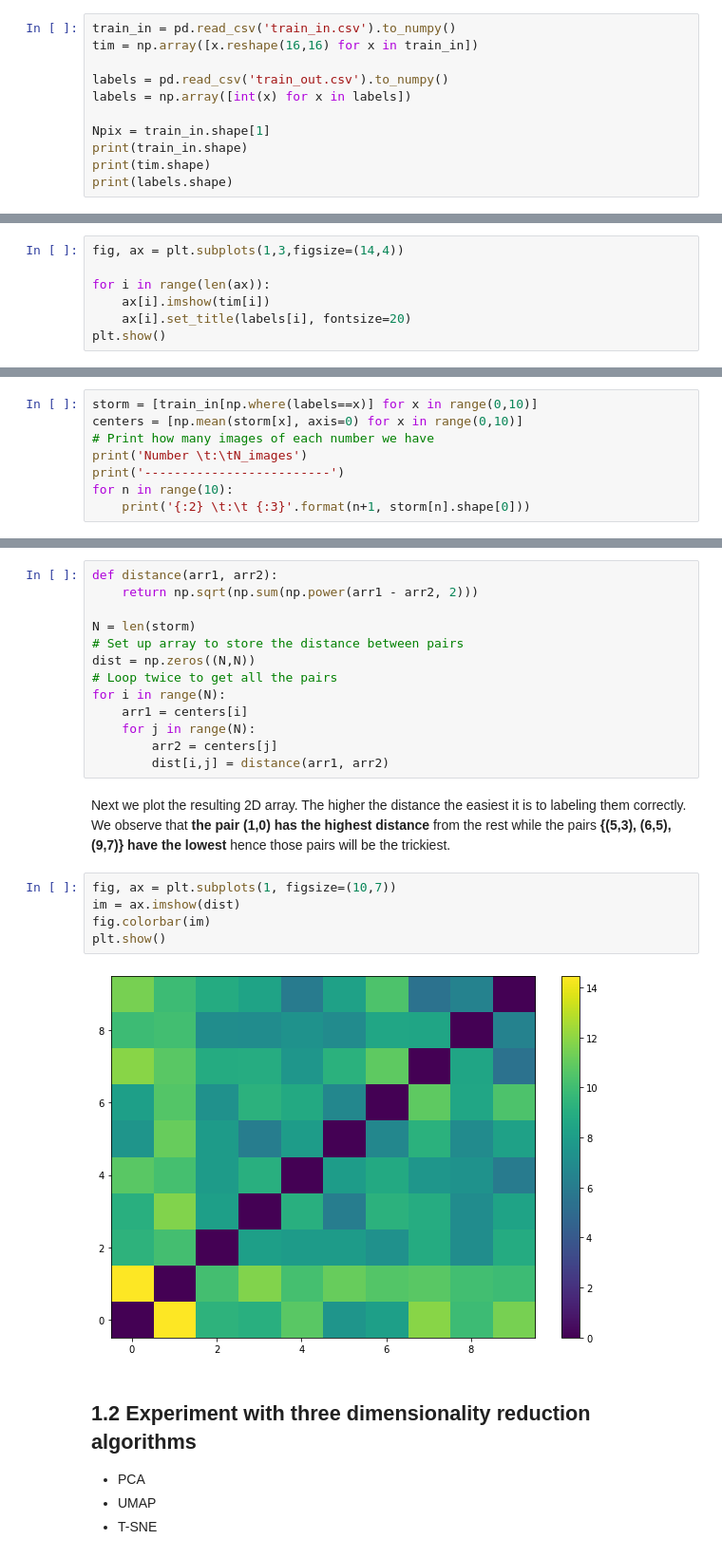
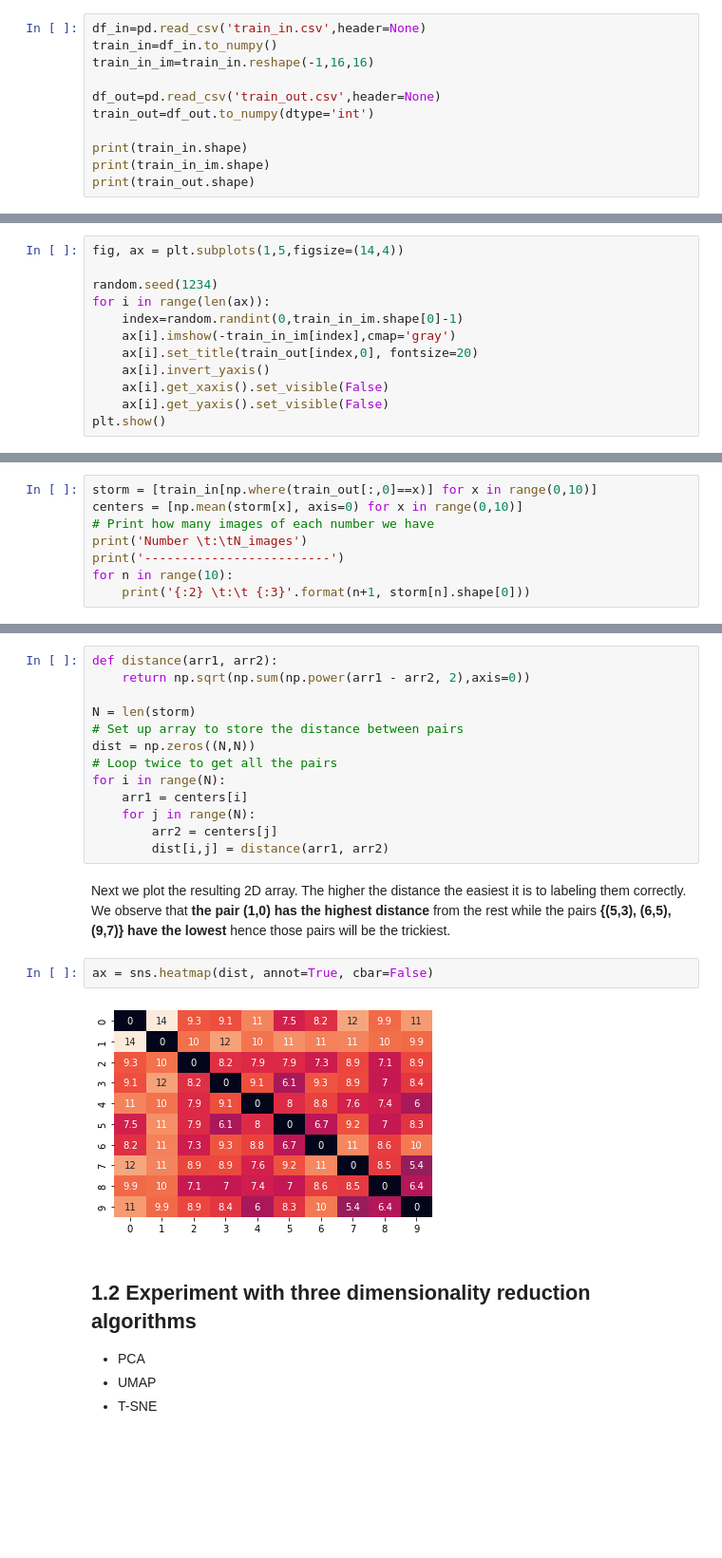
Before and after one commit to DGonzalezPicos/IDL, a Jupyter notebook: assingment1/notebook_task1.ipynb, the cells around one changed output, grey strips where cells are left out. Shown: that part at 95% size. Drawn from its saved outputs; the diff is of its cells as text; blank space fills up the shorter version.

```diff
--- a/assingment1/notebook_task1.ipynb
+++ b/assingment1/notebook_task1.ipynb
@@ -19,13 +21,13 @@ plt.rcParams['image.aspect'] = 'auto'
     * Convert to array of integers
 # %%
-train_in = pd.read_csv('train_in.csv').to_numpy()
-tim = np.array([x.reshape(16,16) for x in train_in])
+df_in=pd.read_csv('train_in.csv',header=None)
+train_in=df_in.to_numpy()
+train_in_im=train_in.reshape(-1,16,16)
 
-labels = pd.read_csv('train_out.csv').to_numpy()
-labels = np.array([int(x) for x in labels])
+df_out=pd.read_csv('train_out.csv',header=None)
+train_out=df_out.to_numpy(dtype='int')
 
-Npix = train_in.shape[1]
 print(train_in.shape)
-print(tim.shape)
-print(labels.shape)
+print(train_in_im.shape)
+print(train_out.shape)
 # %% [output]
@@ -35,8 +37,13 @@ print(labels.shape)
 # %%
-fig, ax = plt.subplots(1,3,figsize=(14,4))
+fig, ax = plt.subplots(1,5,figsize=(14,4))
 
+random.seed(1234)
 for i in range(len(ax)):
-    ax[i].imshow(tim[i])
-    ax[i].set_title(labels[i], fontsize=20)
+    index=random.randint(0,train_in_im.shape[0]-1)
+    ax[i].imshow(-train_in_im[index],cmap='gray')
+    ax[i].set_title(train_out[index,0], fontsize=20)
+    ax[i].invert_yaxis()
+    ax[i].get_xaxis().set_visible(False)
+    ax[i].get_yaxis().set_visible(False)
 plt.show()
 # %% [output]
@@ -46,7 +53,7 @@ plt.show()
 For each digit $d$ ($d = 0,1,...,9$) consider a cloud of points $C_d$ with dimension ($N_d$, 256) where $N_d$ is the number of images beloging to number $d$. For each cloud, we can take the center $c_d$ as the mean over $N_d$, resulting in another 256-dim-vector.
 I define a list containing the clouds for every number: `storm`.
 # %%
-storm = [train_in[np.where(labels==x)] for x in range(0,10)]
+storm = [train_in[np.where(train_out[:,0]==x)] for x in range(0,10)]
 centers = [np.mean(storm[x], axis=0) for x in range(0,10)]
 # Print how many images of each number we have
 print('Number \t:\tN_images')
@@ -70,7 +77,7 @@ Number  :       N_images
 ### Calculate distance between the centers
 # %%
 def distance(arr1, arr2):
-    return np.sqrt(np.sum(np.power(arr1 - arr2, 2)))
+    return np.sqrt(np.sum(np.power(arr1 - arr2, 2),axis=0))
 
 N = len(storm)
 # Set up array to store the distance between pairs
@@ -84,12 +91,9 @@ for i in range(N):
 # %% [markdown]
 Next we plot the resulting 2D array. The higher the distance the easiest it is to labeling them correctly. We observe that **the pair (1,0) has the highest distance** from the rest while the pairs **{(5,3), (6,5), (9,7)} have the lowest** hence those pairs will be the trickiest.
 # %%
-fig, ax = plt.subplots(1, figsize=(10,7))
-im = ax.imshow(dist)
-fig.colorbar(im)
-plt.show()
+ax = sns.heatmap(dist, annot=True, cbar=False)
 # %% [output]
-[figure, old version]
+[figure, new version]
 # %% [markdown]
 ## 1.2 Experiment with three dimensionality reduction algorithms
 * PCA
```
Also changed, not shown: parts of 16 cells of this notebook.
